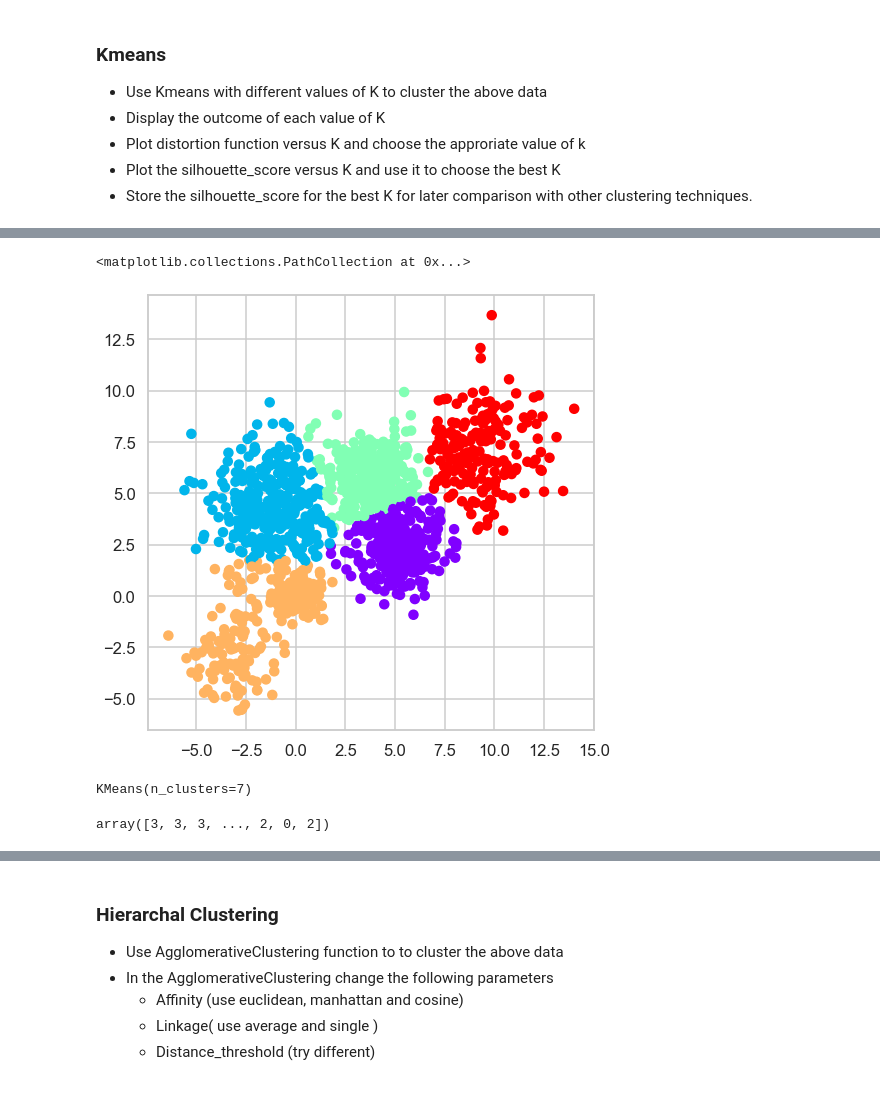
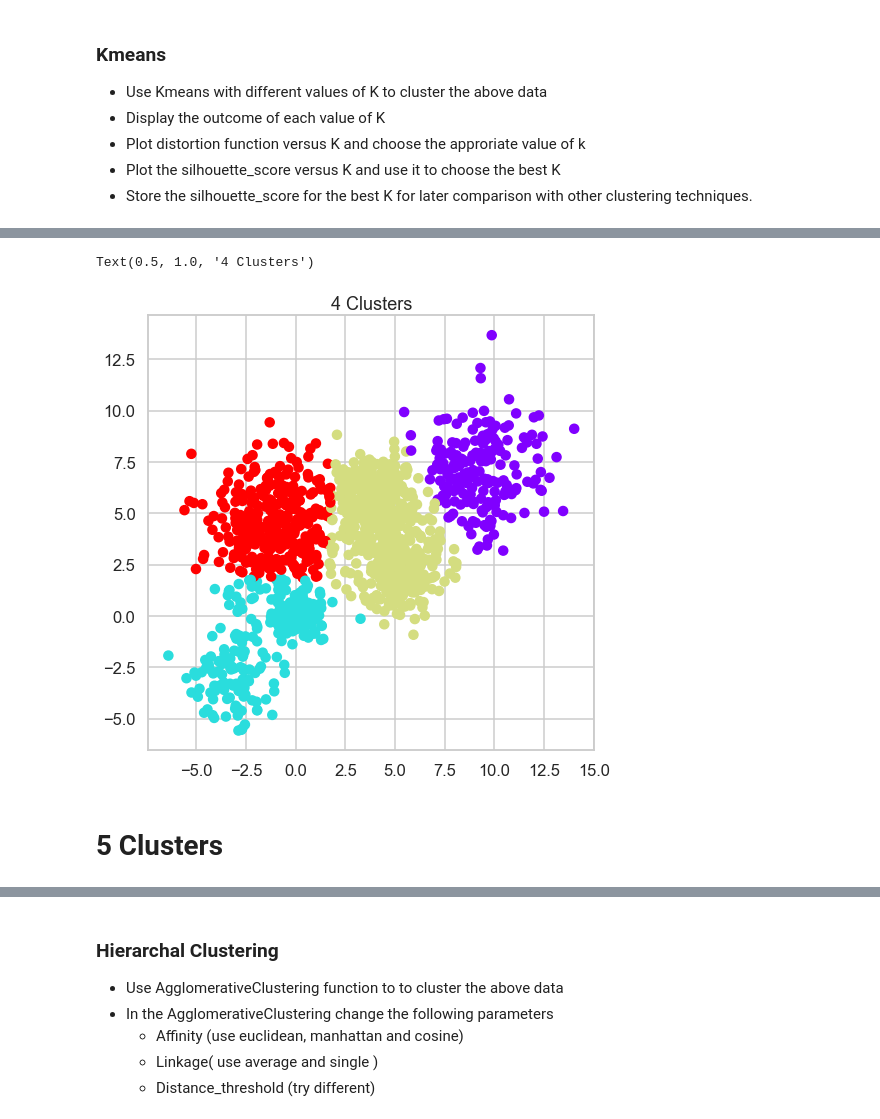
Before and after one commit to hanyaashraff/Clustering-Project, a Jupyter notebook: Clustering Project.ipynb, the cells around one changed output, grey strips where cells are left out. Saved outputs shown, nothing was run; the diff lists cells and outputs as text; code cells hidden in the pictures.

```diff
--- a/Clustering Project.ipynb
+++ b/Clustering Project.ipynb
@@ -154 +138,9 @@ ClusteredDataset['Clusters'] = clusters
+# %%
+kmeansclustering=KMeans(3) #for k=3
+kmeansclustering.fit(df)
+clusters=kmeansclustering.fit_predict(df)
+Inertia3=kmeansclustering.inertia_  #saving intertia for the distorion function
+Score3=silhouette_score(df, clusters) #saving silhouette score
+ClusteredDataset=df.copy() #creating a copy of the original dataset not to lose it
+ClusteredDataset['3Clusters'] = clusters
 # %%
@@ -174,5 +154,13 @@ ClusteredDataset5['Clusters'] = clusters5
+# %%
+kmeansclustering4=KMeans(4) #for k=4
+kmeansclustering4.fit(df)
+clusters4=kmeansclustering4.fit_predict(df)
+Inertia4=kmeansclustering4.inertia_ #saving intertia for the distorion function
+Score4=silhouette_score(df, clusters4) #saving silhouette score
+ClusteredDataset['4Clusters'] = clusters4
 # %%
-plt.scatter(ClusteredDataset5['x'],ClusteredDataset5['y'],c=ClusteredDataset5['Clusters'],cmap='rainbow')
+plt.scatter(ClusteredDataset['x'],ClusteredDataset['y'],c=ClusteredDataset['4Clusters'],cmap='rainbow')
+plt.title('4 Clusters')
 # %% [output]
-<matplotlib.collections.PathCollection at 0x...>
+Text(0.5, 1.0, '4 Clusters')
-[figure, old version]
+[figure, new version]
@@ -181,9 +166,0 @@ kmeansclustering7=KMeans(7) #for k=8
-# %%
-kmeansclustering7.fit(df)
-# %% [output]
-KMeans(n_clusters=7)
-# %%
-clusters7=kmeansclustering7.fit_predict(df)
-clusters7
-# %% [output]
-array([3, 3, 3, ..., 2, 0, 2])
@@ -193,0 +167,2 @@ ClusteredDataset7['Clusters'] = clusters7
+# %% [markdown]
+# 5 Clusters
```
Also changed, not shown: parts of 38 cells of this notebook.
